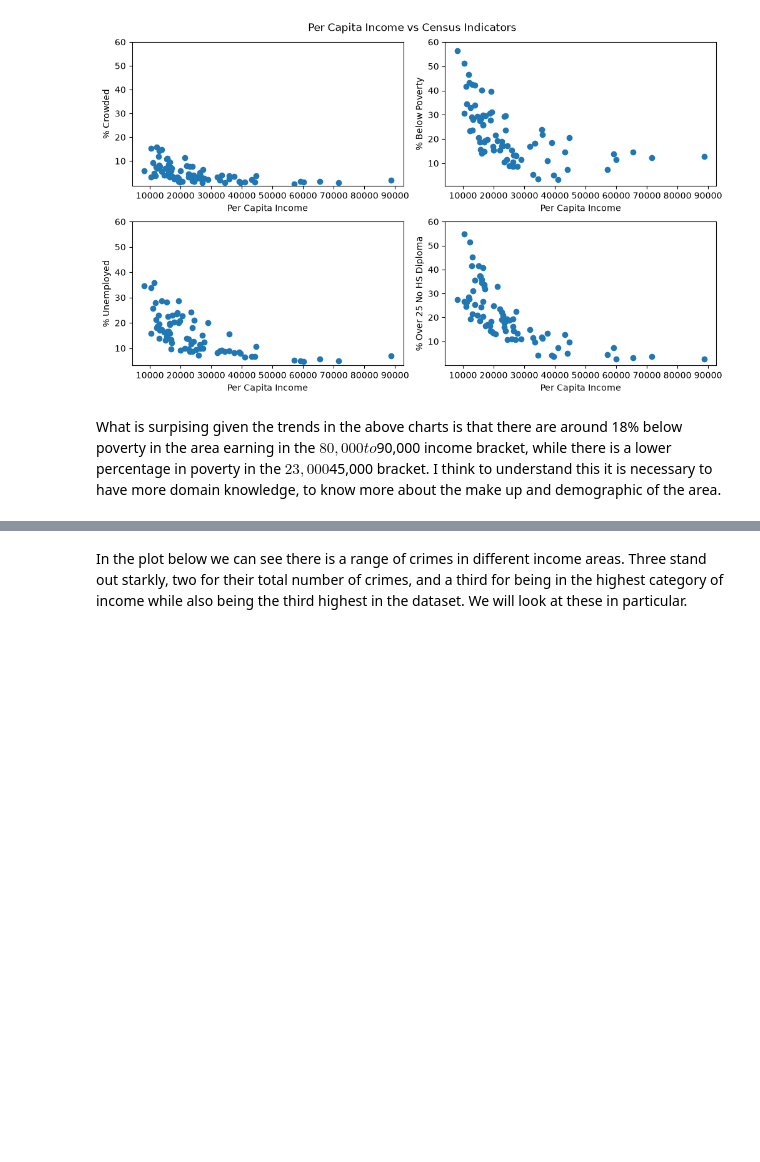
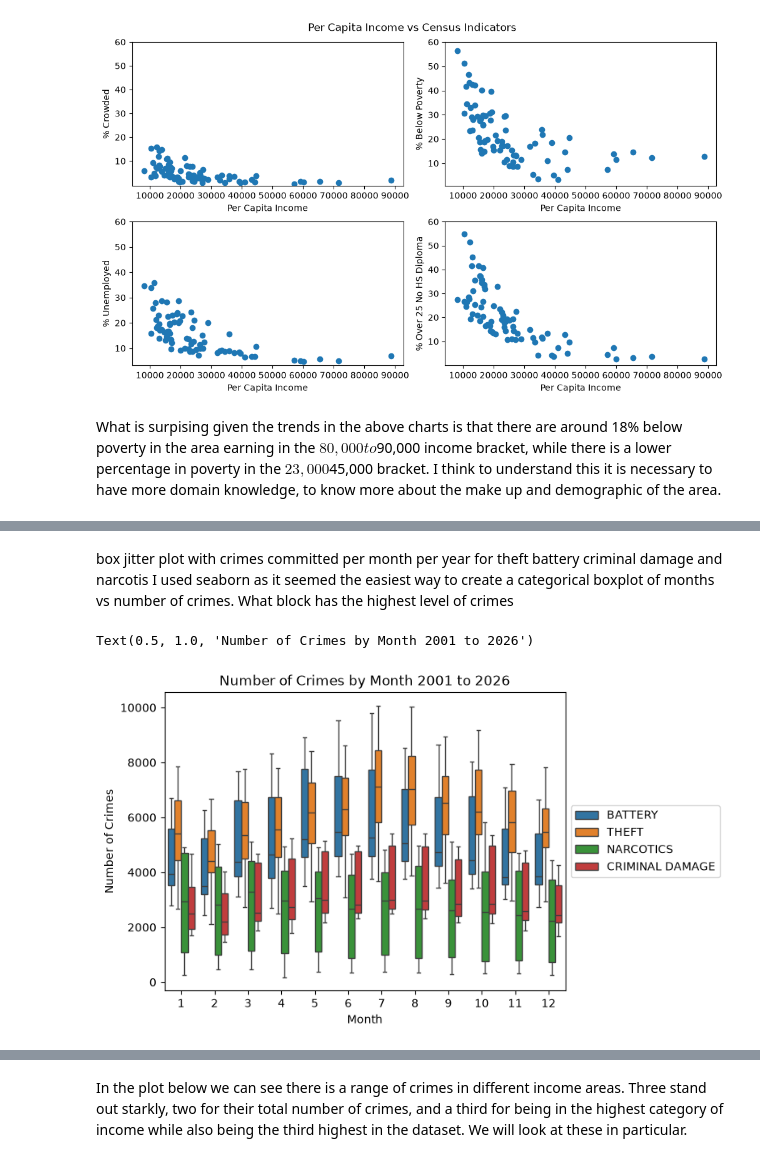
Before and after one commit to ogladr-kjarr/learning-EDA-with-Python, a Jupyter notebook: ChicagoCrimeSocioEconomicData.ipynb, the cells around one changed output, grey strips where cells are left out. Saved outputs shown, nothing was run; the diff lists cells and outputs as text; code cells hidden in the pictures; blank space fills up the shorter version.

```diff
--- a/ChicagoCrimeSocioEconomicData.ipynb
+++ b/ChicagoCrimeSocioEconomicData.ipynb
@@ -119,0 +150,31 @@ Maybe use z scores if the y axis values are too variable.
+# %% [markdown]
+box jitter plot with crimes committed per month per year for theft battery criminal damage and narcotis
+I used seaborn as it seemed the easiest way to create a categorical boxplot of months vs number of crimes.
+What block has the highest level of crimes
+# %%
+dated_crime_df = crime_df.with_columns(
+    pl.col("Date").str.to_datetime("%m/%d/%Y %I:%M:%S %p").alias("dt")
+)
+
+yearly_monthly_crime_df = dated_crime_df.with_columns(
+    (pl.col(name="dt").dt.month().alias("bucket_month")),
+    (pl.col("dt").dt.year().alias("bucket_year"))
+).group_by(
+    ["PrimaryType", "bucket_year", "bucket_month"]
+).len("NumberOfCrimes").filter(
+    (pl.col("PrimaryType").is_in(["THEFT", "BATTERY", "CRIMINAL DAMAGE", "NARCOTICS"])) &
+    (pl.col("bucket_year") < 2026)
+).collect()
+
+yearly_crime_df = yearly_monthly_crime_df.drop("bucket_month").group_by(
+    ["PrimaryType", "bucket_year"]
+).sum()
+
+ax = sns.boxplot(data=yearly_monthly_crime_df, x="bucket_month", y="NumberOfCrimes", hue="PrimaryType")
+ax.legend(loc='center left', bbox_to_anchor=(1, 0.5))
+ax.set_xlabel("Month")
+ax.set_ylabel("Number of Crimes")
+ax.set_title("Number of Crimes by Month 2001 to 2026")
+# %% [output]
+Text(0.5, 1.0, 'Number of Crimes by Month 2001 to 2026')
+[figure, added]
```
Also changed, not shown: parts of 11 cells of this notebook.
